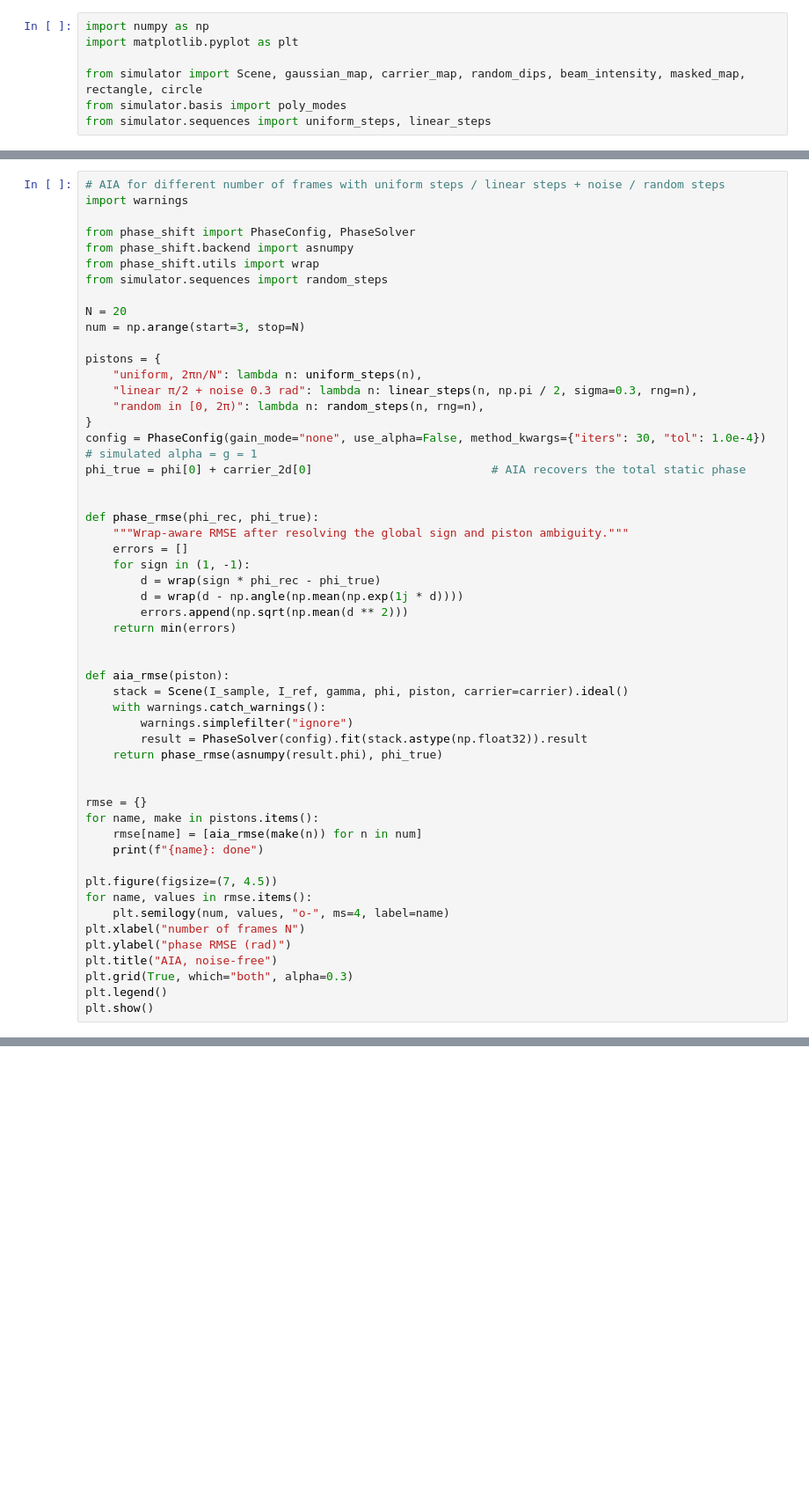
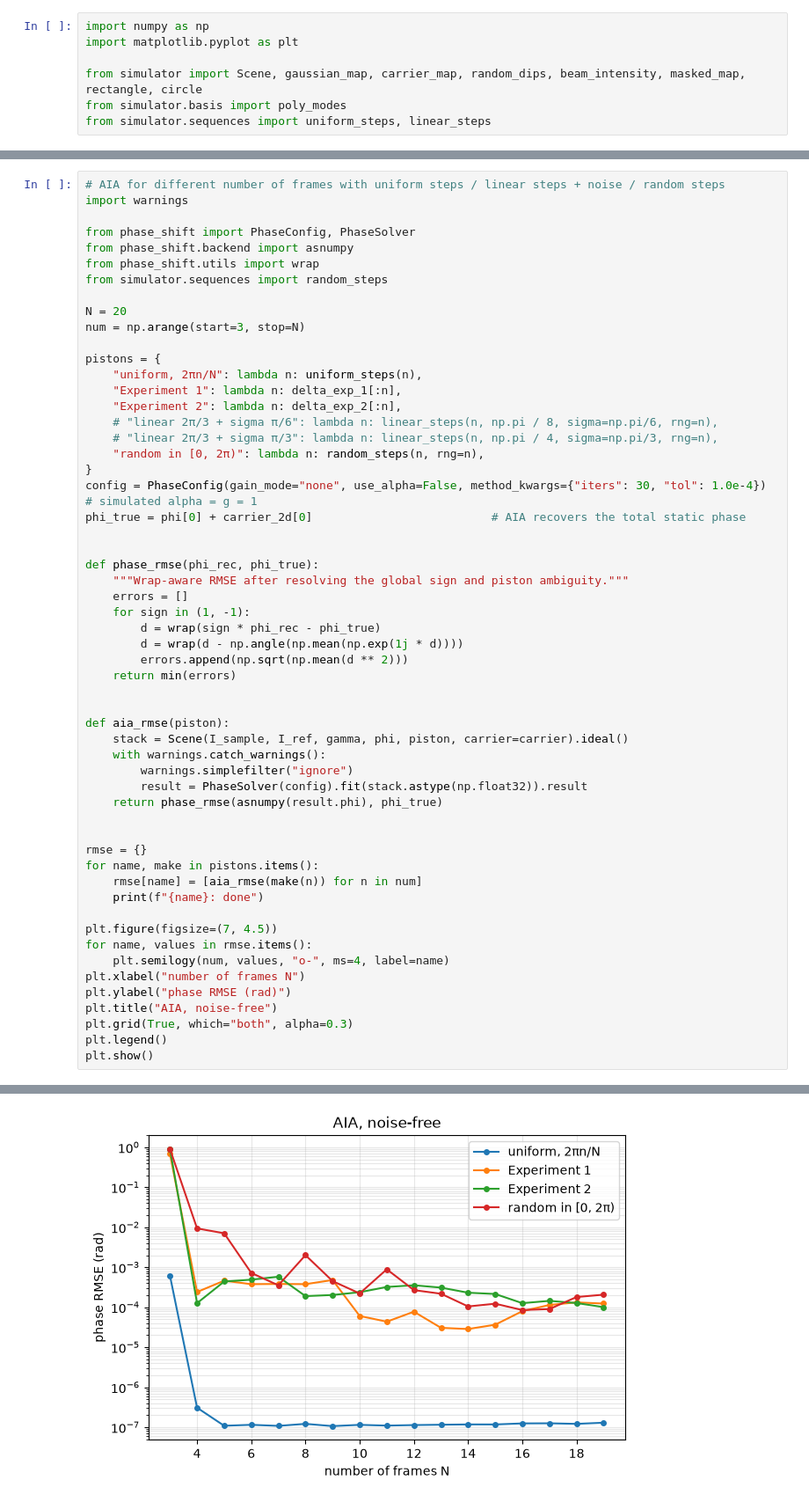
Before and after one commit to RodionovSA/phase-shift, a Jupyter notebook: scripts/sim/aia_baseline.ipynb, the cells around one changed output, grey strips where cells are left out. Shown at 88% size. Saved outputs shown, nothing was run; the diff lists cells and outputs as text; blank space fills up the shorter version.

```diff
--- a/scripts/sim/aia_baseline.ipynb
+++ b/scripts/sim/aia_baseline.ipynb
@@ -73,7 +83,10 @@ num = np.arange(start=3, stop=N)
 
 pistons = {
     "uniform, 2πn/N": lambda n: uniform_steps(n),
-    "linear π/2 + noise 0.3 rad": lambda n: linear_steps(n, np.pi / 2, sigma=0.3, rng=n),
+    "Experiment 1": lambda n: delta_exp_1[:n],
+    "Experiment 2": lambda n: delta_exp_2[:n],
+    # "linear 2π/3 + sigma π/6": lambda n: linear_steps(n, np.pi / 8, sigma=np.pi/6, rng=n),
+    # "linear 2π/3 + sigma π/3": lambda n: linear_steps(n, np.pi / 4, sigma=np.pi/3, rng=n),
     "random in [0, 2π)": lambda n: random_steps(n, rng=n),
 }
 config = PhaseConfig(gain_mode="none", use_alpha=False, method_kwargs={"iters": 30, "tol": 1.0e-4})   # simulated alpha = g = 1
@@ -117 +133,2 @@ uniform, 2πn/N: done
+[figure, added]
 # %%
```
Also changed, not shown: parts of 10 cells of this notebook, 2 other files.
